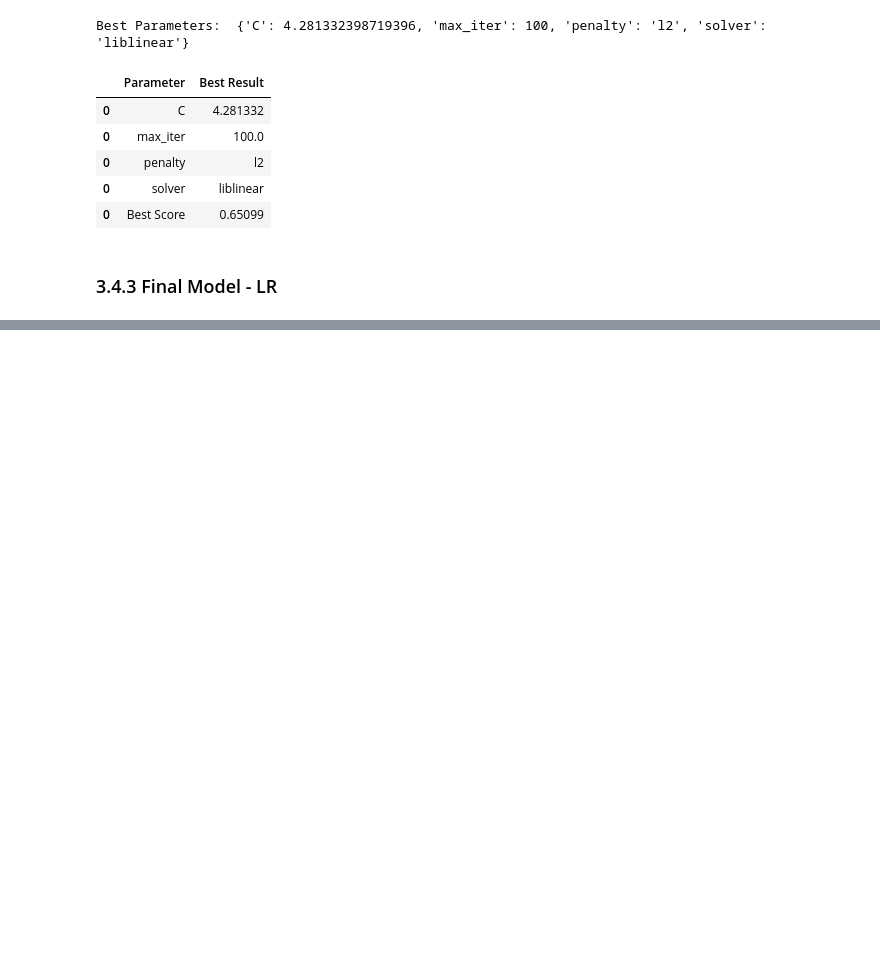
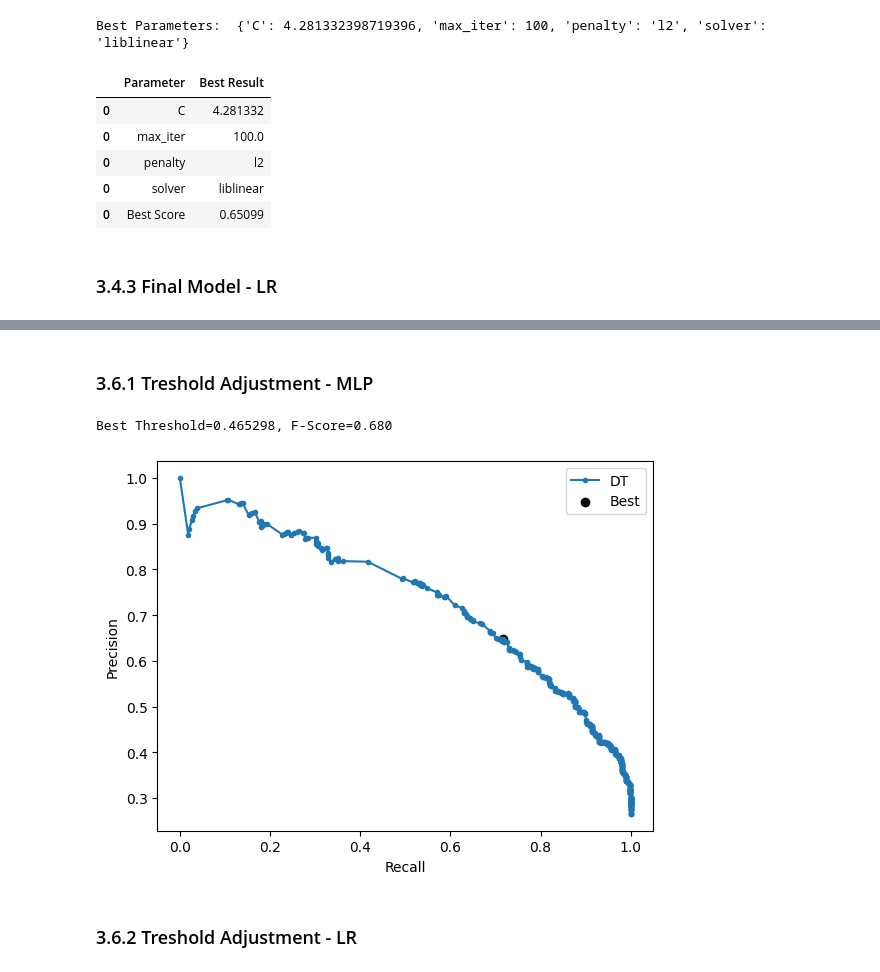
Before and after one commit to sarasustelosantos/bootcamp_group, a Jupyter notebook: 04_modelling.ipynb, the cells around one changed output, grey strips where cells are left out. Saved outputs shown, nothing was run; the diff lists cells and outputs as text; code cells hidden in the pictures; blank space fills up the shorter version.

```diff
--- a/04_modelling.ipynb
+++ b/04_modelling.ipynb
@@ -969,0 +1001,2 @@ F1: 0.652
+# %% [markdown]
+### 3.6.1 Treshold Adjustment - MLP
@@ -969,0 +1006,21 @@ F1: 0.652
+# %%
+
+precision, recall, thresholds = precision_recall_curve(y_test, predict_proba[:,1])
+
+# apply f1 score
+fscore = (2 * precision * recall) / (precision + recall)
+# locate the index of the largest f score
+ix = np.argmax(fscore)
+print('Best Threshold=%f, F-Score=%.3f' % (thresholds[ix], fscore[ix]))
+
+plt.plot(recall, precision, marker='.', label='DT')
+plt.scatter(recall[ix], precision[ix], marker='o', color='black', label='Best')
+plt.xlabel('Recall')
+plt.ylabel('Precision')
+plt.legend()
+plt.show()
+# %% [output]
+Best Threshold=0.465298, F-Score=0.680
+[figure, added]
+# %% [markdown]
+### 3.6.2 Treshold Adjustment - LR
```
Also changed, not shown: parts of 31 cells of this notebook.
